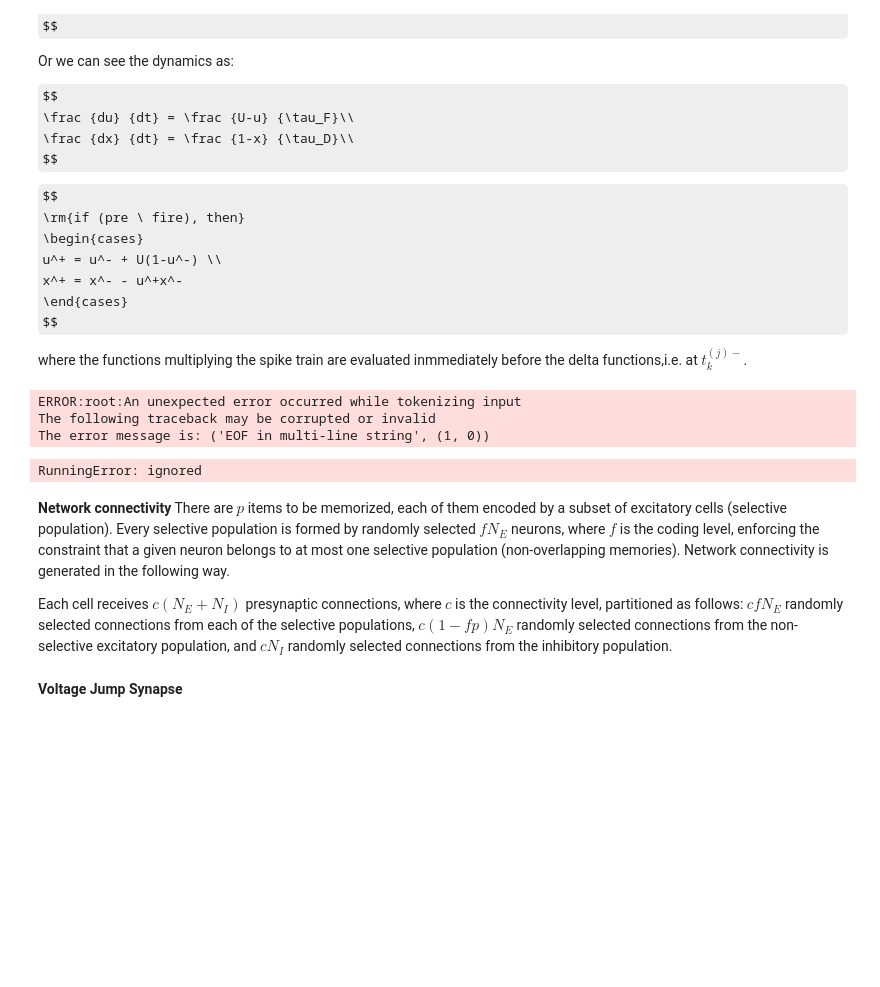
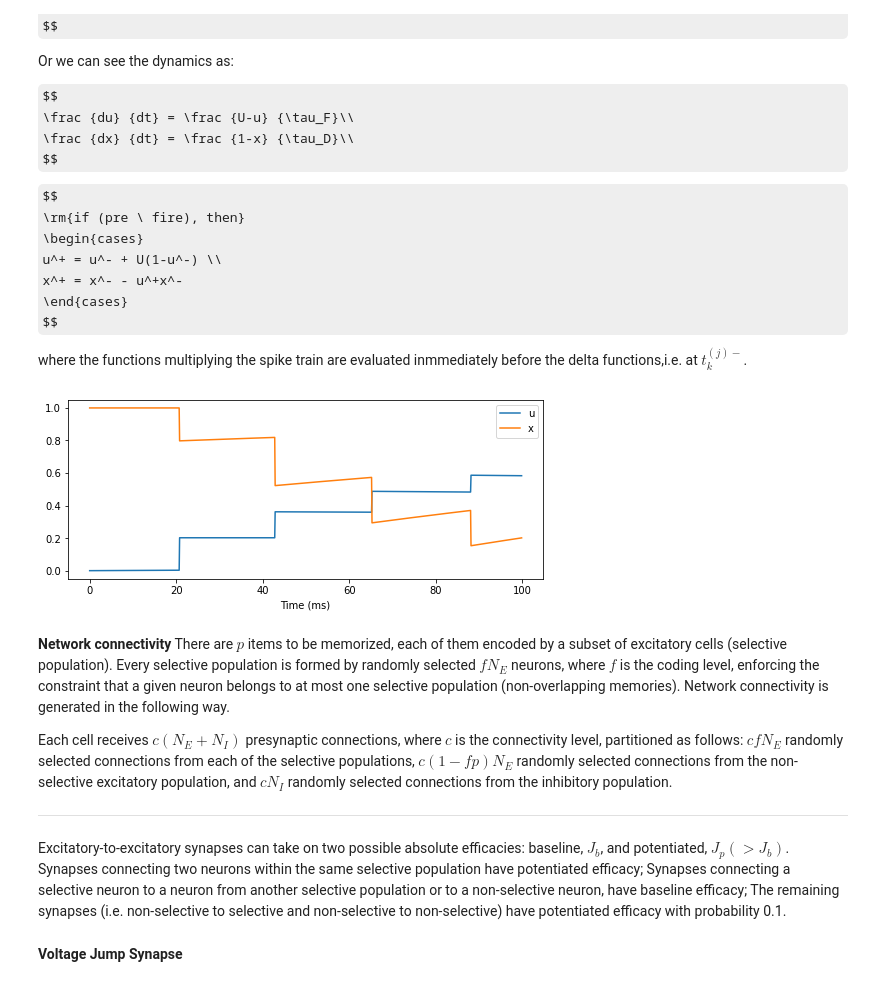
Before and after one commit to AohuaCheng/Neuro-and-Complexity-Science, a Jupyter notebook: project/project_spiking_circuit_model_for_working_memory.ipynb, the cells around one changed output. Drawn from its saved outputs; the diff is of its cells as text; code cells hidden in the pictures; some formulas as TeX source; blank space fills up the shorter version.

```diff
--- a/project/project_spiking_circuit_model_for_working_memory.ipynb
+++ b/project/project_spiking_circuit_model_for_working_memory.ipynb
@@ -197,11 +197,6 @@ x^+ = x^- - u^+x^-
 $$
 
 where the functions multiplying the spike train are evaluated inmmediately before the delta functions,i.e. at $t_k^{(j)-}$.
-# %%
-# Short-term synaptic dynamics parameters
-U = 0.20 # Baseline utilization factor
-tau_F = 1500 # Recovery time of utilization factor [ms]
-tau_D = 200 # Recovery time of synaptic resources [ms]
 # %%
 class STP(bp.TwoEndConn):
   target_backend = 'general'
@@ -213,14 +208,13 @@ class STP(bp.TwoEndConn):
     dxdt = (1 - x) / tau_D
     return dudt, dxdt
 
-  def __init__(self, pre, post, conn, delay=0., U=0.20, tau_F=1500., tau_D=200.,  **kwargs):
+  def __init__(self, pre, post, conn, U=0.20, tau_F=1500., tau_D=200.,  **kwargs):
     super(STP, self).__init__(pre=pre, post=post, **kwargs)
 
-    # parameters
-    self.tau_F = tau_F
-    self.tau_D = tau_D
-    self.U = U
-    self.delay = delay
+    # Short-term synaptic dynamics parameters
+    self.tau_F = tau_F # Recovery time of utilization factor [ms]
+    self.tau_D = tau_D # Recovery time of synaptic resources [ms]
+    self.U = U # Baseline utilization factor
 
     # connections
     self.conn = conn(pre.size, post.size)
@@ -228,9 +222,10 @@ class STP(bp.TwoEndConn):
     self.num = len(self.pre_ids)
 
     # variables
+    self.delay = np.random.randint(1, 6, self.num)
+    # the transmission delay uniformly distributed between 1 and 5 ms.
     self.x = bp.ops.ones(self.num)
     self.u = bp.ops.zeros(self.num)
-    self.I_syn = self.register_constant_delay('I_syn', size=self.num, delay_time=delay)
 
   def update(self, _t):
     for i in range(self.num):
@@ -243,41 +238,39 @@ class STP(bp.TwoEndConn):
         x -= u * self.x[i]
       self.u[i] = u
       self.x[i] = x
-
-      # output
-      self.I_syn.push(i, self.s[i])
-      self.post.input[post_id] += self.I_syn.pull(i)
 # %%
 ## STD/STF parameters and plot
-neu1 = LIF(100, cls=1, monitors=['V'])
-neu2 = LIF(100, cls=1, monitors=['V'])
+neu1 = LIF(1, monitors=['V'])
+neu2 = LIF(1, monitors=['V'])
 
 # STD
-syn = STP(U=0.2, tau_F=150., tau_D=2., pre=neu1, post=neu2,
+syn = STP(pre=neu1, post=neu2,
           conn=bp.connect.All2All(), monitors=['u', 'x'])
 net = bp.Network(neu1, syn, neu2)
 net.run(100., inputs=(neu1, 'Irec', 0.))
 
 # plot
-fig, gs = bp.visualize.get_figure(2, 1, 3, 7)
+fig, gs = bp.visualize.get_figure(row_num=1, col_num=1, row_len=3, col_len=7)
 
 fig.add_subplot(gs[0, 0])
 plt.plot(net.ts, syn.mon.u[:, 0], label='u')
 plt.plot(net.ts, syn.mon.x[:, 0], label='x')
 plt.legend()
 
 plt.xlabel('Time (ms)')
 plt.show()
 # %% [output]
-ERROR:root:An unexpected error occurred while tokenizing input
-The following traceback may be corrupted or invalid
-The error message is: ('EOF in multi-line string', (1, 0))
-RunningError: ignored
+[figure, added]
 # %% [markdown]
 **Network connectivity**
 There are $p$ items to be memorized, each of them encoded by a subset of excitatory cells (selective population). Every selective population is formed by randomly selected $fN_E$ neurons, where $f$ is the coding level, enforcing the constraint that a given neuron belongs to at most one selective population (non-overlapping memories). Network connectivity is generated in the following way.
 
 Each cell receives $c(N_E +N_I)$ presynaptic connections, where $c$ is the connectivity level, partitioned as follows: $cfN_E$ randomly selected connections from each of the selective populations, $c(1 − fp)N_E$ randomly selected connections from the non-selective excitatory population, and $cN_I$ randomly selected connections from the inhibitory population.
+
+---
+
+Excitatory-to-excitatory synapses can take on two possible absolute efficacies: baseline, $J_b$, and potentiated, $J_p(> J_b)$. Synapses connecting two neurons within the
+same selective population have potentiated efficacy; Synapses connecting a selective neuron to a neuron from another selective population or to a non-selective neuron, have baseline efficacy; The remaining synapses (i.e. non-selective to selective and non-selective to non-selective) have potentiated efficacy with probability 0.1.
 # %%
 ## Network parameters
 f =  0.10 # Coding level
```
Also changed, not shown: parts of 7 cells of this notebook.
